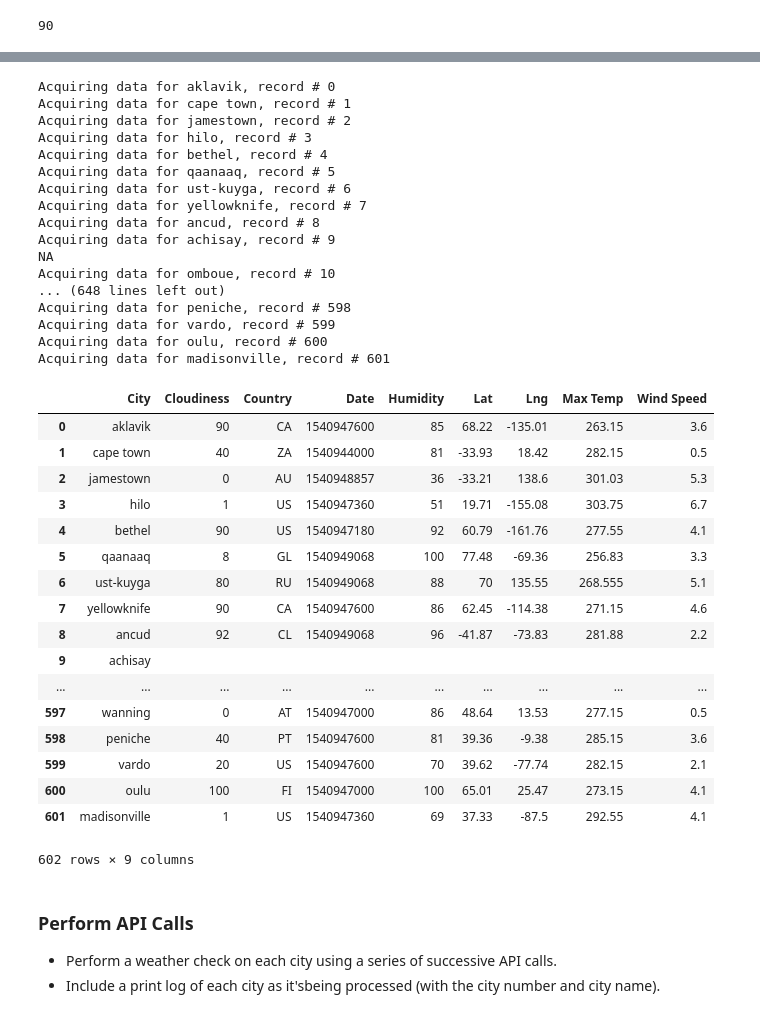
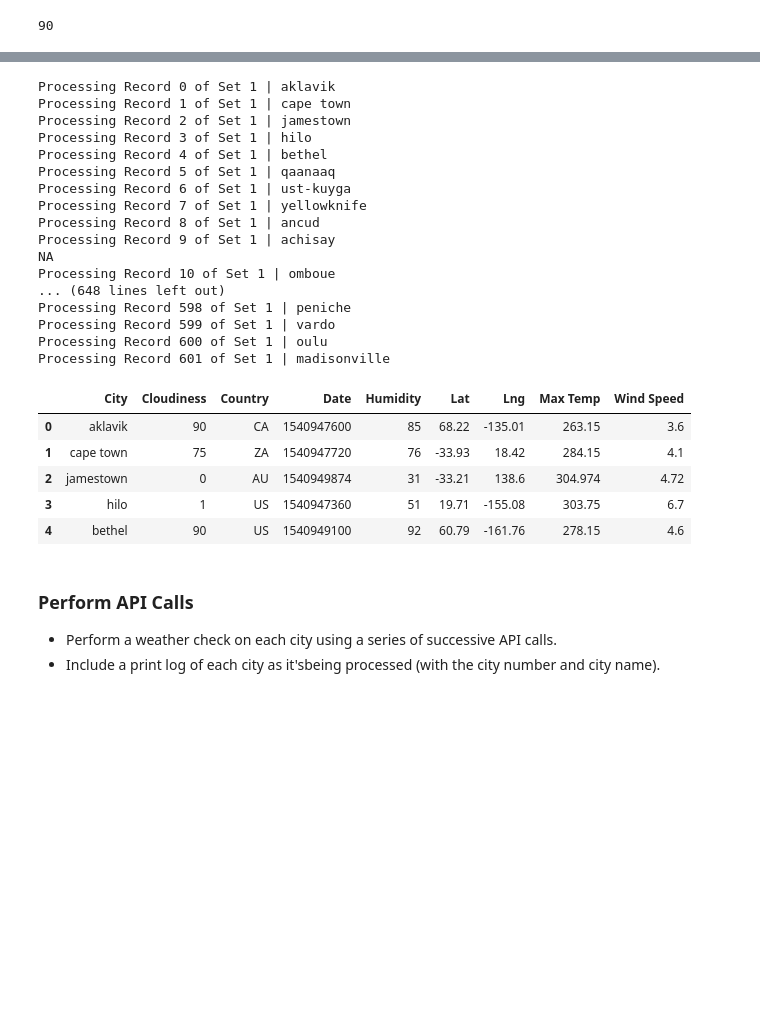
Before and after one commit to SpacePatroller/Weather-HW, a Jupyter notebook: WeatherPy.ipynb, the cells around one changed output, grey strips where cells are left out. Drawn from its saved outputs; the diff is of its cells as text; code cells hidden in the pictures; blank space fills up the shorter version.

```diff
--- a/WeatherPy.ipynb
+++ b/WeatherPy.ipynb
@@ -127,7 +120,8 @@ for index, row in df.iterrows():
     url = requests.get(base_url,params=params)
     response = url.json()
 
-    print(f"Acquiring data for {city}, record # {record}")
+    print(f"Processing Record {record} of Set 1 | {city}")
+
     #print(url.url)
 
     try:
@@ -144,44 +138,32 @@ for index, row in df.iterrows():
 
     record = record + 1
 # %% [output]
-Acquiring data for aklavik, record # 0
-Acquiring data for cape town, record # 1
-Acquiring data for jamestown, record # 2
-Acquiring data for hilo, record # 3
-Acquiring data for bethel, record # 4
-Acquiring data for qaanaaq, record # 5
-Acquiring data for ust-kuyga, record # 6
-Acquiring data for yellowknife, record # 7
-Acquiring data for ancud, record # 8
-Acquiring data for achisay, record # 9
+Processing Record 0 of Set 1 | aklavik
+Processing Record 1 of Set 1 | cape town
+Processing Record 2 of Set 1 | jamestown
+Processing Record 3 of Set 1 | hilo
+Processing Record 4 of Set 1 | bethel
+Processing Record 5 of Set 1 | qaanaaq
+Processing Record 6 of Set 1 | ust-kuyga
+Processing Record 7 of Set 1 | yellowknife
+Processing Record 8 of Set 1 | ancud
+Processing Record 9 of Set 1 | achisay
 NA
-Acquiring data for omboue, record # 10
+Processing Record 10 of Set 1 | omboue
 ... (648 lines left out)
-Acquiring data for peniche, record # 598
-Acquiring data for vardo, record # 599
-Acquiring data for oulu, record # 600
-Acquiring data for madisonville, record # 601
+Processing Record 598 of Set 1 | peniche
+Processing Record 599 of Set 1 | vardo
+Processing Record 600 of Set 1 | oulu
+Processing Record 601 of Set 1 | madisonville
 # %%
-df
+df.head()
 # %% [output]
 |  | City | Cloudiness | Country | Date | Humidity | Lat | Lng | Max Temp | Wind Speed |
 | 0 | aklavik | 90 | CA | 1540947600 | 85 | 68.22 | -135.01 | 263.15 | 3.6 |
-| 1 | cape town | 40 | ZA | 1540944000 | 81 | -33.93 | 18.42 | 282.15 | 0.5 |
-| 2 | jamestown | 0 | AU | 1540948857 | 36 | -33.21 | 138.6 | 301.03 | 5.3 |
+| 1 | cape town | 75 | ZA | 1540947720 | 76 | -33.93 | 18.42 | 284.15 | 4.1 |
+| 2 | jamestown | 0 | AU | 1540949874 | 31 | -33.21 | 138.6 | 304.974 | 4.72 |
 | 3 | hilo | 1 | US | 1540947360 | 51 | 19.71 | -155.08 | 303.75 | 6.7 |
-| 4 | bethel | 90 | US | 1540947180 | 92 | 60.79 | -161.76 | 277.55 | 4.1 |
-| 5 | qaanaaq | 8 | GL | 1540949068 | 100 | 77.48 | -69.36 | 256.83 | 3.3 |
-| 6 | ust-kuyga | 80 | RU | 1540949068 | 88 | 70 | 135.55 | 268.555 | 5.1 |
-| 7 | yellowknife | 90 | CA | 1540947600 | 86 | 62.45 | -114.38 | 271.15 | 4.6 |
-| 8 | ancud | 92 | CL | 1540949068 | 96 | -41.87 | -73.83 | 281.88 | 2.2 |
-| 9 | achisay |  |  |  |  |  |  |  |  |
-| ... | ... | ... | ... | ... | ... | ... | ... | ... | ... |
-| 597 | wanning | 0 | AT | 1540947000 | 86 | 48.64 | 13.53 | 277.15 | 0.5 |
-| 598 | peniche | 40 | PT | 1540947600 | 81 | 39.36 | -9.38 | 285.15 | 3.6 |
-| 599 | vardo | 20 | US | 1540947600 | 70 | 39.62 | -77.74 | 282.15 | 2.1 |
-| 600 | oulu | 100 | FI | 1540947000 | 100 | 65.01 | 25.47 | 273.15 | 4.1 |
-| 601 | madisonville | 1 | US | 1540947360 | 69 | 37.33 | -87.5 | 292.55 | 4.1 |
+| 4 | bethel | 90 | US | 1540949100 | 92 | 60.79 | -161.76 | 278.15 | 4.6 |
-602 rows × 9 columns
 # %% [markdown]
 ### Perform API Calls
 * Perform a weather check on each city using a series of successive API calls.
```
Also changed, not shown: parts of 3 cells of this notebook, 1 other file.
